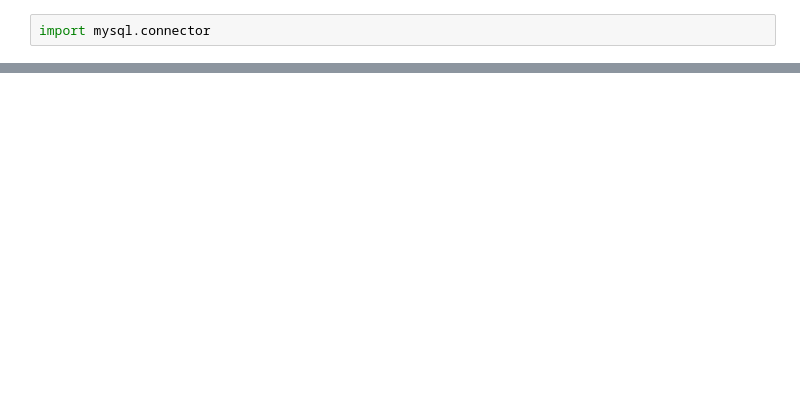
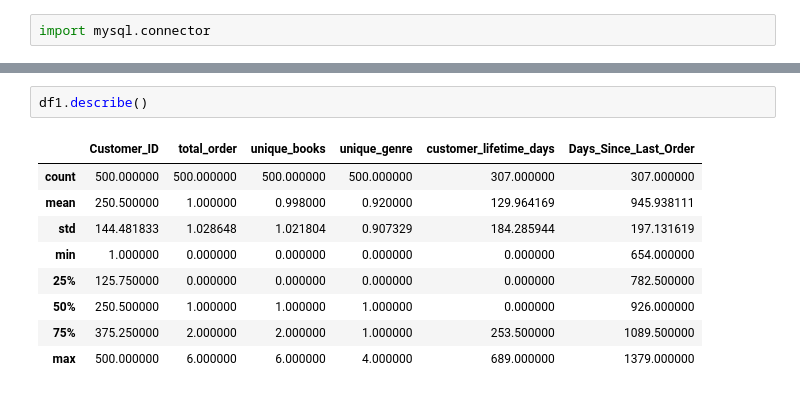
Before and after one commit to chandannafria/LangSmith, a Jupyter notebook: mysql/data_feature.ipynb, the cells around one changed output, grey strips where cells are left out. Cells and saved outputs as stored; diff of their text form; blank space fills up the shorter version.

```diff
--- a/mysql/data_feature.ipynb
+++ b/mysql/data_feature.ipynb
@@ -12,0 +192,12 @@ AttributeError: 'int' object has no attribute 'encode'
+# %%
+df1.describe()
+# %% [output]
+|  | Customer_ID | total_order | unique_books | unique_genre | customer_lifetime_days | Days_Since_Last_Order |
+| count | 500.000000 | 500.000000 | 500.000000 | 500.000000 | 307.000000 | 307.000000 |
+| mean | 250.500000 | 1.000000 | 0.998000 | 0.920000 | 129.964169 | 945.938111 |
+| std | 144.481833 | 1.028648 | 1.021804 | 0.907329 | 184.285944 | 197.131619 |
+| min | 1.000000 | 0.000000 | 0.000000 | 0.000000 | 0.000000 | 654.000000 |
+| 25% | 125.750000 | 0.000000 | 0.000000 | 0.000000 | 0.000000 | 782.500000 |
+| 50% | 250.500000 | 1.000000 | 1.000000 | 1.000000 | 0.000000 | 926.000000 |
+| 75% | 375.250000 | 2.000000 | 2.000000 | 1.000000 | 253.500000 | 1089.500000 |
+| max | 500.000000 | 6.000000 | 6.000000 | 4.000000 | 689.000000 | 1379.000000 |
```
Also changed, not shown: parts of 13 cells of this notebook.
